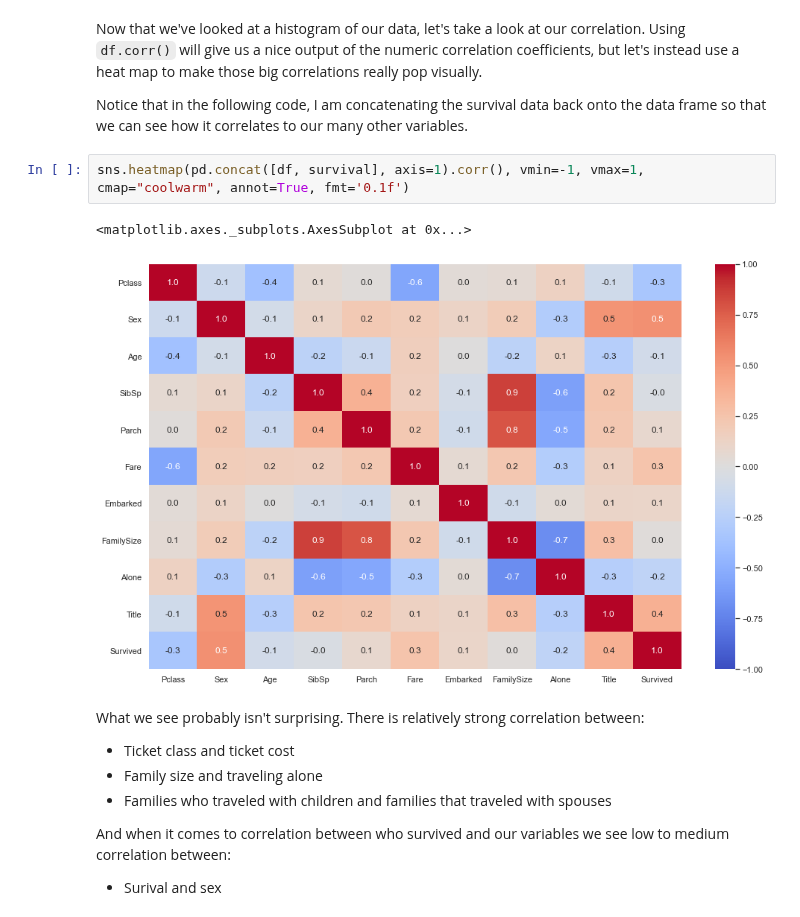
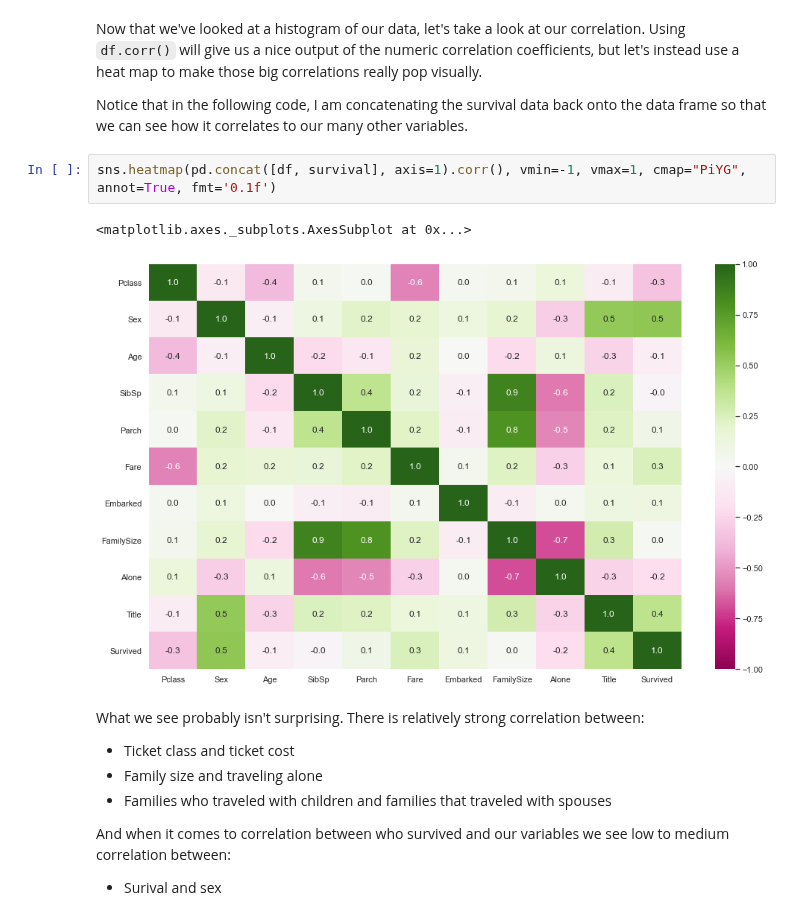
Before and after one commit to wcneill/ml-from-scratch, a Jupyter notebook: kaggle/titanic/titanic_ml.ipynb, the cells around one changed output. Saved outputs shown, nothing was run; the diff lists cells and outputs as text.

```diff
--- a/kaggle/titanic/titanic_ml.ipynb
+++ b/kaggle/titanic/titanic_ml.ipynb
@@ -328,10 +328,10 @@ Now that we've looked at a histogram of our data, let's take a look at our corre
 
 Notice that in the following code, I am concatenating the survival data back onto the data frame so that we can see how it correlates to our many other variables.
 # %%
-sns.heatmap(pd.concat([df, survival], axis=1).corr(), vmin=-1, vmax=1, cmap="coolwarm", annot=True, fmt='0.1f')
+sns.heatmap(pd.concat([df, survival], axis=1).corr(), vmin=-1, vmax=1, cmap="PiYG", annot=True, fmt='0.1f')
 # %% [output]
 <matplotlib.axes._subplots.AxesSubplot at 0x...>
-[figure, old version]
+[figure, new version]
 # %% [markdown]
 What we see probably isn't surprising. There is relatively strong correlation between:
 - Ticket class and ticket cost
```
Also changed, not shown: parts of 7 cells of this notebook.
